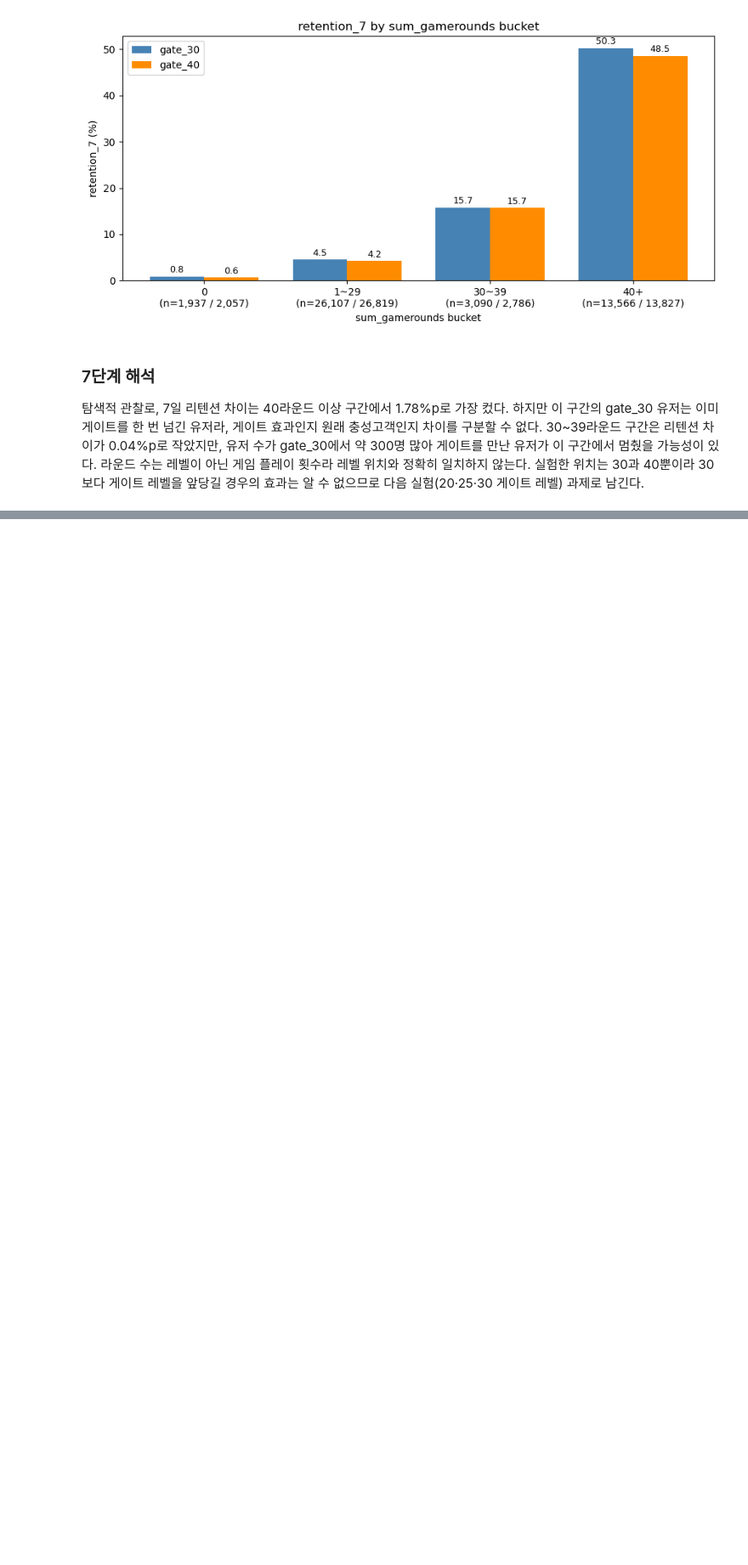
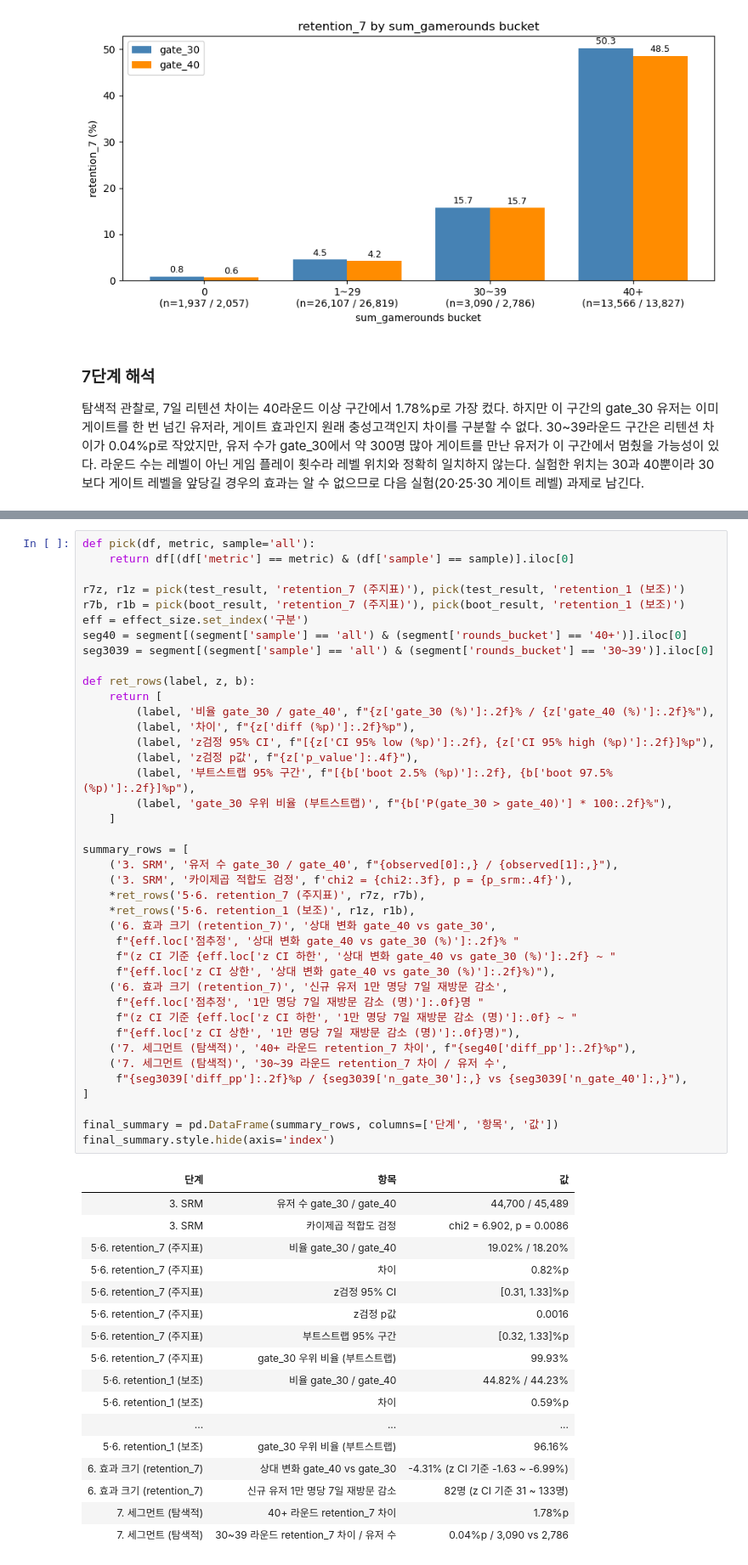
Before and after one commit to julyryunth-ux/cookie-cats-ab-test, a Jupyter notebook: analysis.ipynb, the cells around one changed output, grey strips where cells are left out. Shown at 85% size. Drawn from its saved outputs; the diff is of its cells as text; blank space fills up the shorter version.

Commit message:
Add step 8 summary with conclusion/limitations and step 9 sample size
Co-Authored-By: Claude Opus 5.5 <noreply@anthropic.com>

```diff
--- a/analysis.ipynb
+++ b/analysis.ipynb
@@ -625,0 +633,58 @@ plt.show()
+# %%
+def pick(df, metric, sample='all'):
+    return df[(df['metric'] == metric) & (df['sample'] == sample)].iloc[0]
+
+r7z, r1z = pick(test_result, 'retention_7 (주지표)'), pick(test_result, 'retention_1 (보조)')
+r7b, r1b = pick(boot_result, 'retention_7 (주지표)'), pick(boot_result, 'retention_1 (보조)')
+eff = effect_size.set_index('구분')
+seg40 = segment[(segment['sample'] == 'all') & (segment['rounds_bucket'] == '40+')].iloc[0]
+seg3039 = segment[(segment['sample'] == 'all') & (segment['rounds_bucket'] == '30~39')].iloc[0]
+
+def ret_rows(label, z, b):
+    return [
+        (label, '비율 gate_30 / gate_40', f"{z['gate_30 (%)']:.2f}% / {z['gate_40 (%)']:.2f}%"),
+        (label, '차이', f"{z['diff (%p)']:.2f}%p"),
+        (label, 'z검정 95% CI', f"[{z['CI 95% low (%p)']:.2f}, {z['CI 95% high (%p)']:.2f}]%p"),
+        (label, 'z검정 p값', f"{z['p_value']:.4f}"),
+        (label, '부트스트랩 95% 구간', f"[{b['boot 2.5% (%p)']:.2f}, {b['boot 97.5% (%p)']:.2f}]%p"),
+        (label, 'gate_30 우위 비율 (부트스트랩)', f"{b['P(gate_30 > gate_40)'] * 100:.2f}%"),
+    ]
+
+summary_rows = [
+    ('3. SRM', '유저 수 gate_30 / gate_40', f"{observed[0]:,} / {observed[1]:,}"),
+    ('3. SRM', '카이제곱 적합도 검정', f'chi2 = {chi2:.3f}, p = {p_srm:.4f}'),
+    *ret_rows('5·6. retention_7 (주지표)', r7z, r7b),
+    *ret_rows('5·6. retention_1 (보조)', r1z, r1b),
+    ('6. 효과 크기 (retention_7)', '상대 변화 gate_40 vs gate_30',
+     f"{eff.loc['점추정', '상대 변화 gate_40 vs gate_30 (%)']:.2f}% "
+     f"(z CI 기준 {eff.loc['z CI 하한', '상대 변화 gate_40 vs gate_30 (%)']:.2f} ~ "
+     f"{eff.loc['z CI 상한', '상대 변화 gate_40 vs gate_30 (%)']:.2f}%)"),
+    ('6. 효과 크기 (retention_7)', '신규 유저 1만 명당 7일 재방문 감소',
+     f"{eff.loc['점추정', '1만 명당 7일 재방문 감소 (명)']:.0f}명 "
+     f"(z CI 기준 {eff.loc['z CI 하한', '1만 명당 7일 재방문 감소 (명)']:.0f} ~ "
+     f"{eff.loc['z CI 상한', '1만 명당 7일 재방문 감소 (명)']:.0f}명)"),
+    ('7. 세그먼트 (탐색적)', '40+ 라운드 retention_7 차이', f"{seg40['diff_pp']:.2f}%p"),
+    ('7. 세그먼트 (탐색적)', '30~39 라운드 retention_7 차이 / 유저 수',
+     f"{seg3039['diff_pp']:.2f}%p / {seg3039['n_gate_30']:,} vs {seg3039['n_gate_40']:,}"),
+]
+
+final_summary = pd.DataFrame(summary_rows, columns=['단계', '항목', '값'])
+final_summary.style.hide(axis='index')
+# %% [output]
+| 단계 | 항목 | 값 |
+| 3. SRM | 유저 수 gate_30 / gate_40 | 44,700 / 45,489 |
+| 3. SRM | 카이제곱 적합도 검정 | chi2 = 6.902, p = 0.0086 |
+| 5·6. retention_7 (주지표) | 비율 gate_30 / gate_40 | 19.02% / 18.20% |
+| 5·6. retention_7 (주지표) | 차이 | 0.82%p |
+| 5·6. retention_7 (주지표) | z검정 95% CI | [0.31, 1.33]%p |
+| 5·6. retention_7 (주지표) | z검정 p값 | 0.0016 |
+| 5·6. retention_7 (주지표) | 부트스트랩 95% 구간 | [0.32, 1.33]%p |
+| 5·6. retention_7 (주지표) | gate_30 우위 비율 (부트스트랩) | 99.93% |
+| 5·6. retention_1 (보조) | 비율 gate_30 / gate_40 | 44.82% / 44.23% |
+| 5·6. retention_1 (보조) | 차이 | 0.59%p |
+| ... | ... | ... |
+| 5·6. retention_1 (보조) | gate_30 우위 비율 (부트스트랩) | 96.16% |
+| 6. 효과 크기 (retention_7) | 상대 변화 gate_40 vs gate_30 | -4.31% (z CI 기준 -1.63 ~ -6.99%) |
+| 6. 효과 크기 (retention_7) | 신규 유저 1만 명당 7일 재방문 감소 | 82명 (z CI 기준 31 ~ 133명) |
+| 7. 세그먼트 (탐색적) | 40+ 라운드 retention_7 차이 | 1.78%p |
+| 7. 세그먼트 (탐색적) | 30~39 라운드 retention_7 차이 / 유저 수 | 0.04%p / 3,090 vs 2,786 |
```
Also changed, not shown: parts of 6 cells of this notebook.
